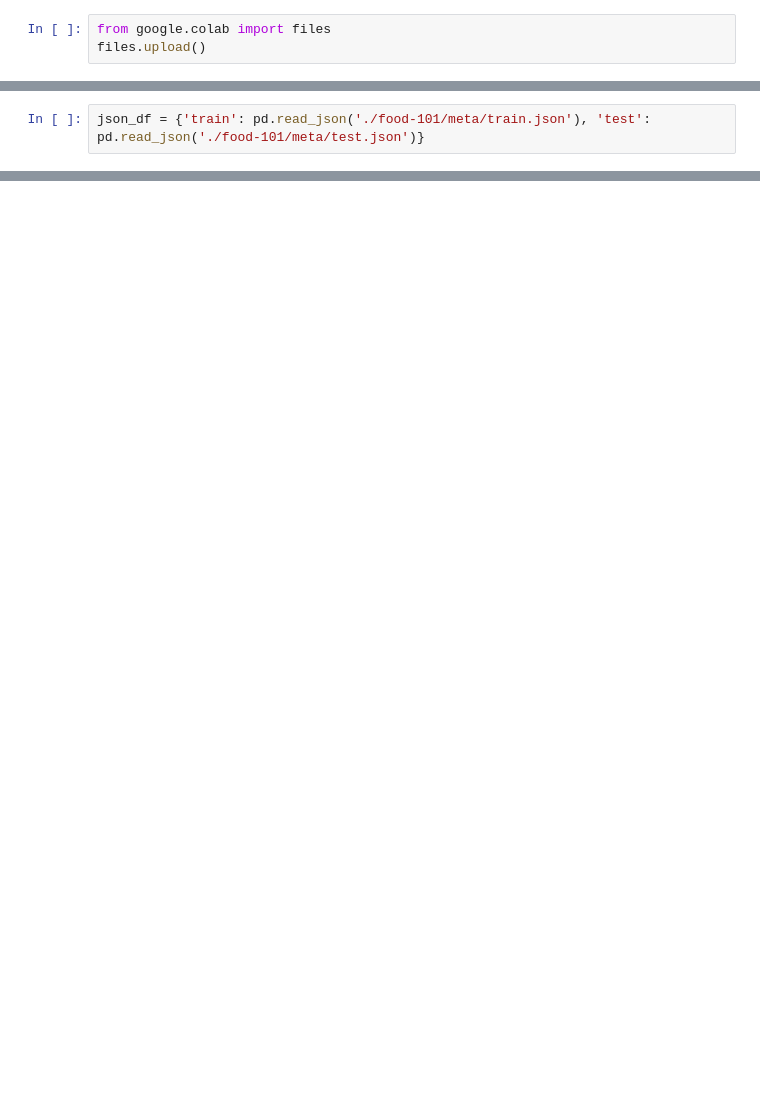
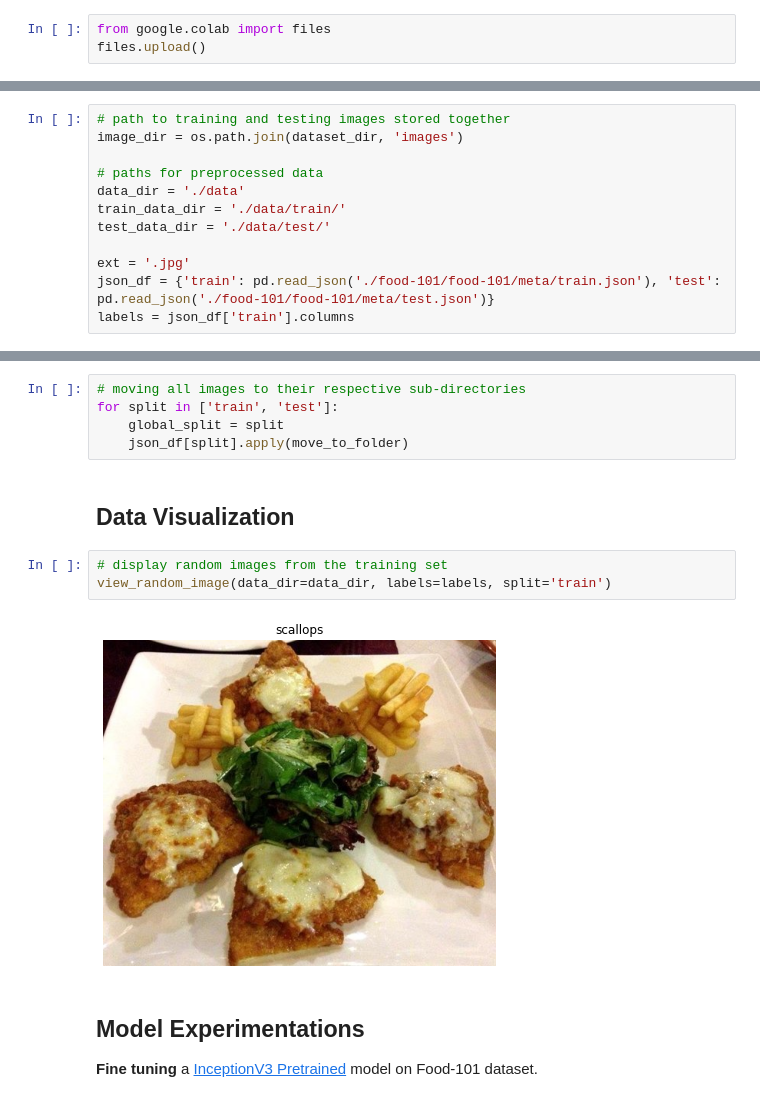
Before and after one commit to SaadRasheed-exe/Image-Classification-on-Food-101, a Jupyter notebook: Data_Preprocessing.ipynb, the cells around one changed output, grey strips where cells are left out. Cells and saved outputs as stored; diff of their text form; blank space fills up the shorter version.

```diff
--- a/Data_Preprocessing.ipynb
+++ b/Data_Preprocessing.ipynb
@@ -44,2 +115,12 @@ data_dir = './data'
 # %%
-json_df = {'train': pd.read_json('./food-101/meta/train.json'), 'test': pd.read_json('./food-101/meta/test.json')}
+# path to training and testing images stored together
+image_dir = os.path.join(dataset_dir, 'images')
+
+# paths for preprocessed data
+data_dir = './data'
+train_data_dir = './data/train/'
+test_data_dir = './data/test/'
+
+ext = '.jpg'
+json_df = {'train': pd.read_json('./food-101/food-101/meta/train.json'), 'test': pd.read_json('./food-101/food-101/meta/test.json')}
+labels = json_df['train'].columns
@@ -47,0 +145,18 @@ labels = json_df['train'].columns
+# %%
+# moving all images to their respective sub-directories
+for split in ['train', 'test']:
+    global_split = split
+    json_df[split].apply(move_to_folder)
+# %% [markdown]
+## Data Visualization
+# %%
+# display random images from the training set
+view_random_image(data_dir=data_dir, labels=labels, split='train')
+# %% [output]
+[figure, added]
+# %% [markdown]
+## **Model Experimentations**
+
+**Fine tuning** a [InceptionV3 Pretrained][] model on Food-101 dataset.
+
+[InceptionV3 Pretrained]: https://tfhub.dev/google/imagenet/inception_v3/feature_vector/5 "TensorFlow"
```
Also changed, not shown: parts of 45 cells of this notebook.
